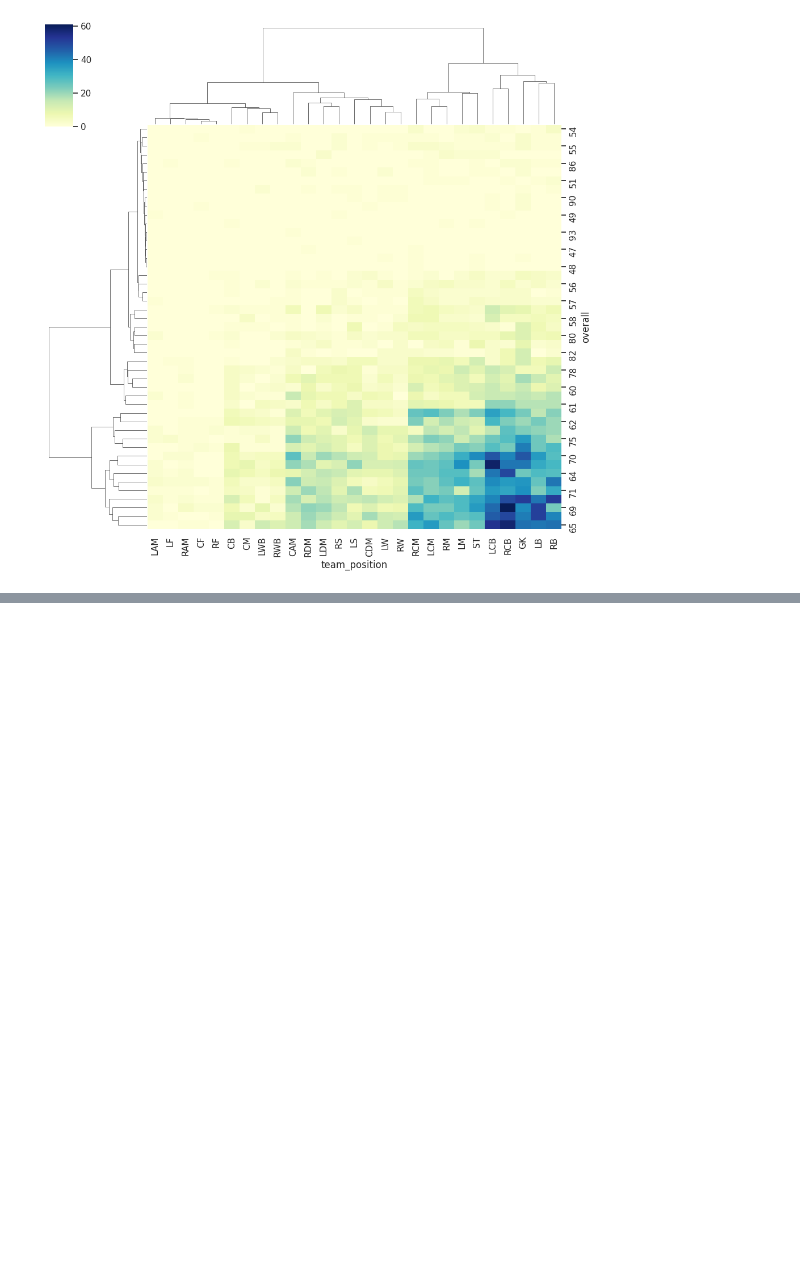
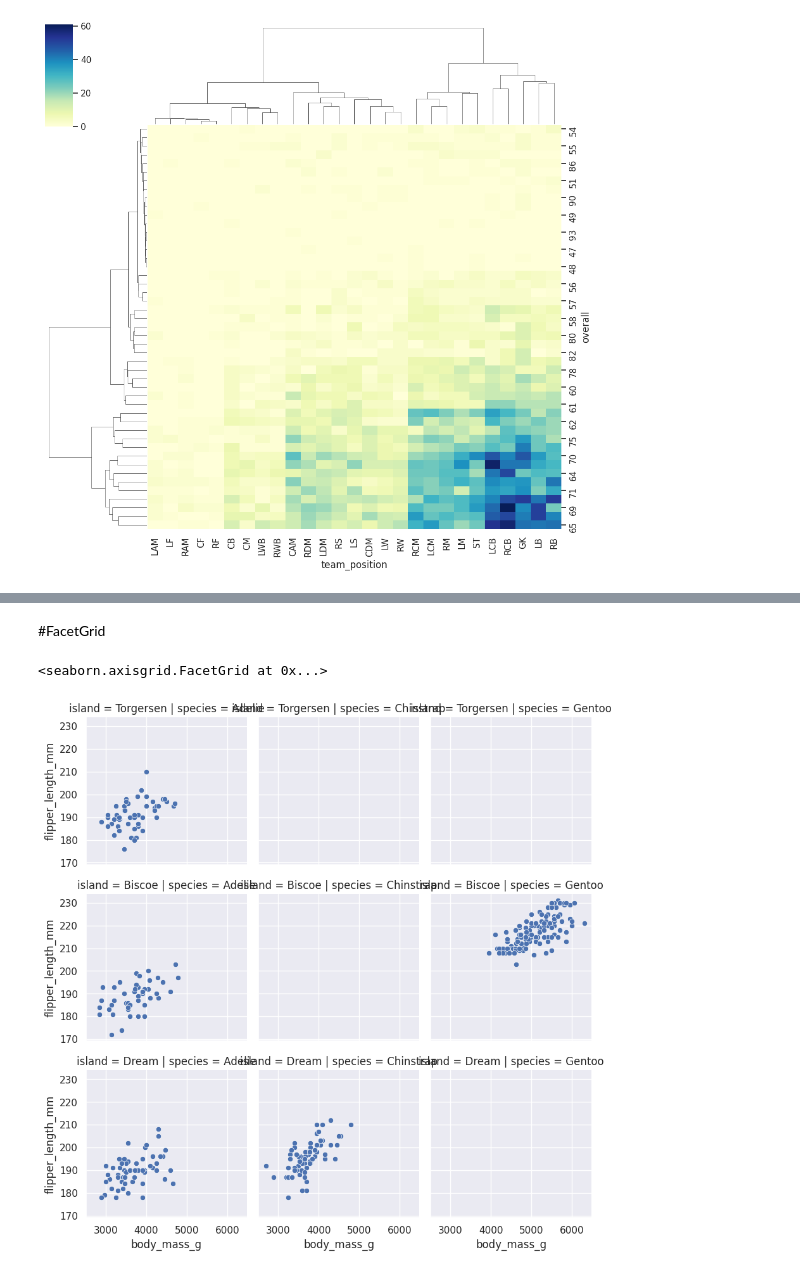
Before and after one commit to KeerthanaSistla/Python-for-Data-Analysis-Visualization, a Jupyter notebook: Seaborn.ipynb, the cells around one changed output, grey strips where cells are left out. Cells and saved outputs as stored; diff of their text form; code cells hidden in the pictures; blank space fills up the shorter version.

```diff
--- a/Seaborn.ipynb
+++ b/Seaborn.ipynb
@@ -488,0 +495,2 @@ sns.clustermap(player_matrix,cmap='YlGnBu')
+# %%
+penguins = sns.load_dataset('penguins')
@@ -488,0 +506,7 @@ sns.clustermap(player_matrix,cmap='YlGnBu')
+# %% [markdown]
+#FacetGrid
+# %%
+sns.relplot(data=penguins, x= 'body_mass_g', y='flipper_length_mm', row='island', col='species', kind='scatter', height=3)
+# %% [output]
+<seaborn.axisgrid.FacetGrid at 0x...>
+[figure, added]
```
Also changed, not shown: parts of 4 cells of this notebook.
